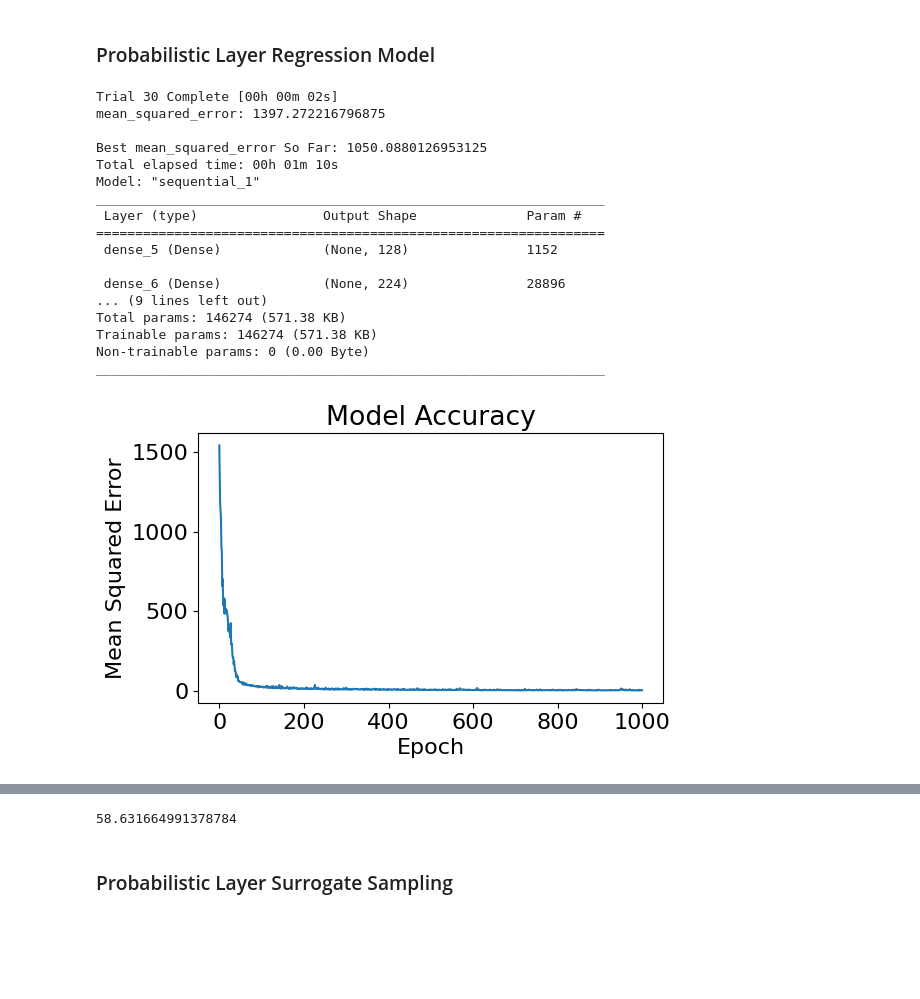
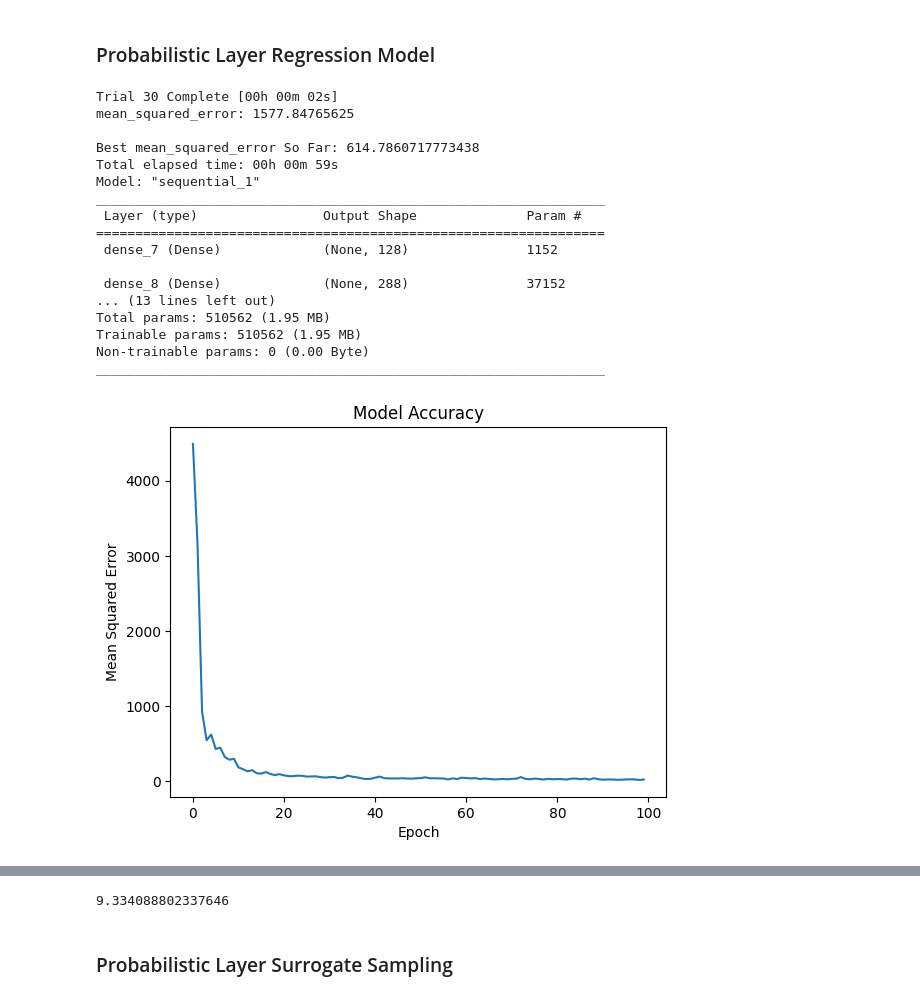
Before and after one commit to cnfranzen/RegressionEval, a Jupyter notebook: PartialEvalConc.ipynb, the cells around one changed output, grey strips where cells are left out. Drawn from its saved outputs; the diff is of its cells as text; code cells hidden in the pictures; blank space fills up the shorter version.

```diff
--- a/PartialEvalConc.ipynb
+++ b/PartialEvalConc.ipynb
@@ -218,25 +218,25 @@ array([3.65279651, 3.80248833, 3.70043874, 3.72294545, 3.72029233])
 # %%
 # Tune for data using hyperband and create model
 reg_evaluator = create_model(X_train, y_train, model_type = "prob", min_layers = 2, max_layers = 10, min_value = 32, max_value = 512, step = 32)
 
 # View Model Architecture and Plot History of MSE and Loss over Epochs
-plot_model(X_train, y_train, reg_evaluator, n_epochs=1000)
+plot_model(X_train, y_train, reg_evaluator, n_epochs=100)
 # %% [output]
 Trial 30 Complete [00h 00m 02s]
-mean_squared_error: 1397.272216796875
+mean_squared_error: 1577.84765625
 
-Best mean_squared_error So Far: 1050.0880126953125
-Total elapsed time: 00h 01m 10s
+Best mean_squared_error So Far: 614.7860717773438
+Total elapsed time: 00h 00m 59s
 Model: "sequential_1"
 _________________________________________________________________
  Layer (type)                Output Shape              Param #
 =================================================================
- dense_5 (Dense)             (None, 128)               1152
+ dense_7 (Dense)             (None, 128)               1152
 
- dense_6 (Dense)             (None, 224)               28896
-... (9 lines left out)
-Total params: 146274 (571.38 KB)
-Trainable params: 146274 (571.38 KB)
+ dense_8 (Dense)             (None, 288)               37152
+... (13 lines left out)
+Total params: 510562 (1.95 MB)
+Trainable params: 510562 (1.95 MB)
 Non-trainable params: 0 (0.00 Byte)
 _________________________________________________________________
-[figure, old version]
+[figure, new version]
@@ -244,4 +244,4 @@ _________________________________________________________________
-58.631664991378784
+9.334088802337646
 # %% [markdown]
 ### Probabilistic Layer Surrogate Sampling
 # %%
```
Also changed, not shown: parts of 11 cells of this notebook, 2 other files.
